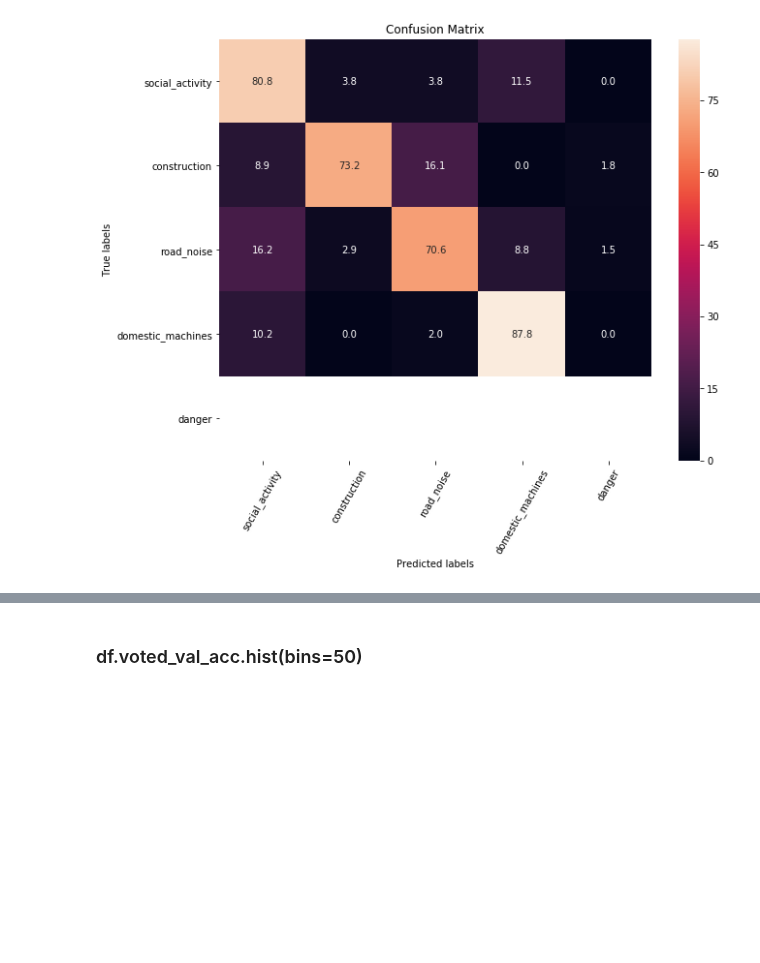
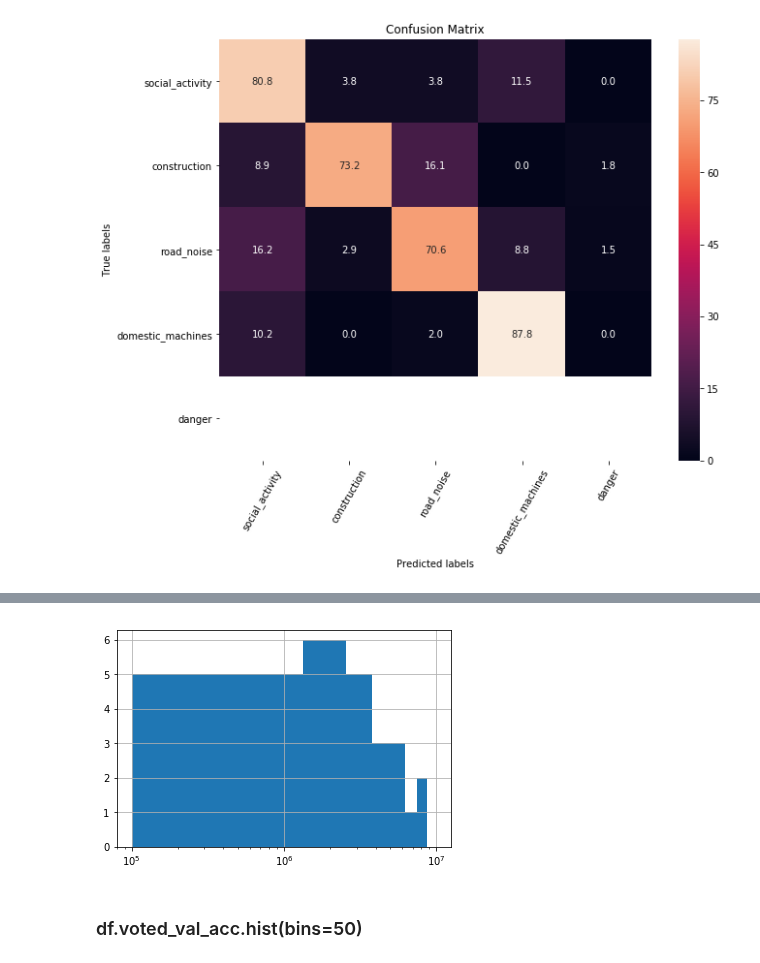
Before and after one commit to jonnor/ESC-CNN-microcontroller, a Jupyter notebook: Experiments.ipynb, the cells around one changed output, grey strips where cells are left out. Saved outputs shown, nothing was run; the diff lists cells and outputs as text; code cells hidden in the pictures; blank space fills up the shorter version.

```diff
--- a/Experiments.ipynb
+++ b/Experiments.ipynb
@@ -88,3 +88,6 @@ array([[63.,  3.,  3.,  9.,  0.],
        [ 5.,  0.,  1., 43.,  0.],
        [ 0.,  0.,  0.,  0.,  0.]])
 [figure]
+# %%
+mm = pandas.read_csv('scan.csv')
+mm.describe()
@@ -91,3 +125,8 @@ array([[63.,  3.,  3.,  9.,  0.],
+# %%
+ax = mm.maccs_frame.hist(bins=8, range=(1e5, 1e7))
+ax.set_xscale('log')
+# %% [output]
+[figure, added]
 # %% [markdown]
 ### df.voted_val_acc.hist(bins=50)
 # %%
```
Also changed, not shown: parts of 3 cells of this notebook, 1 other file.
